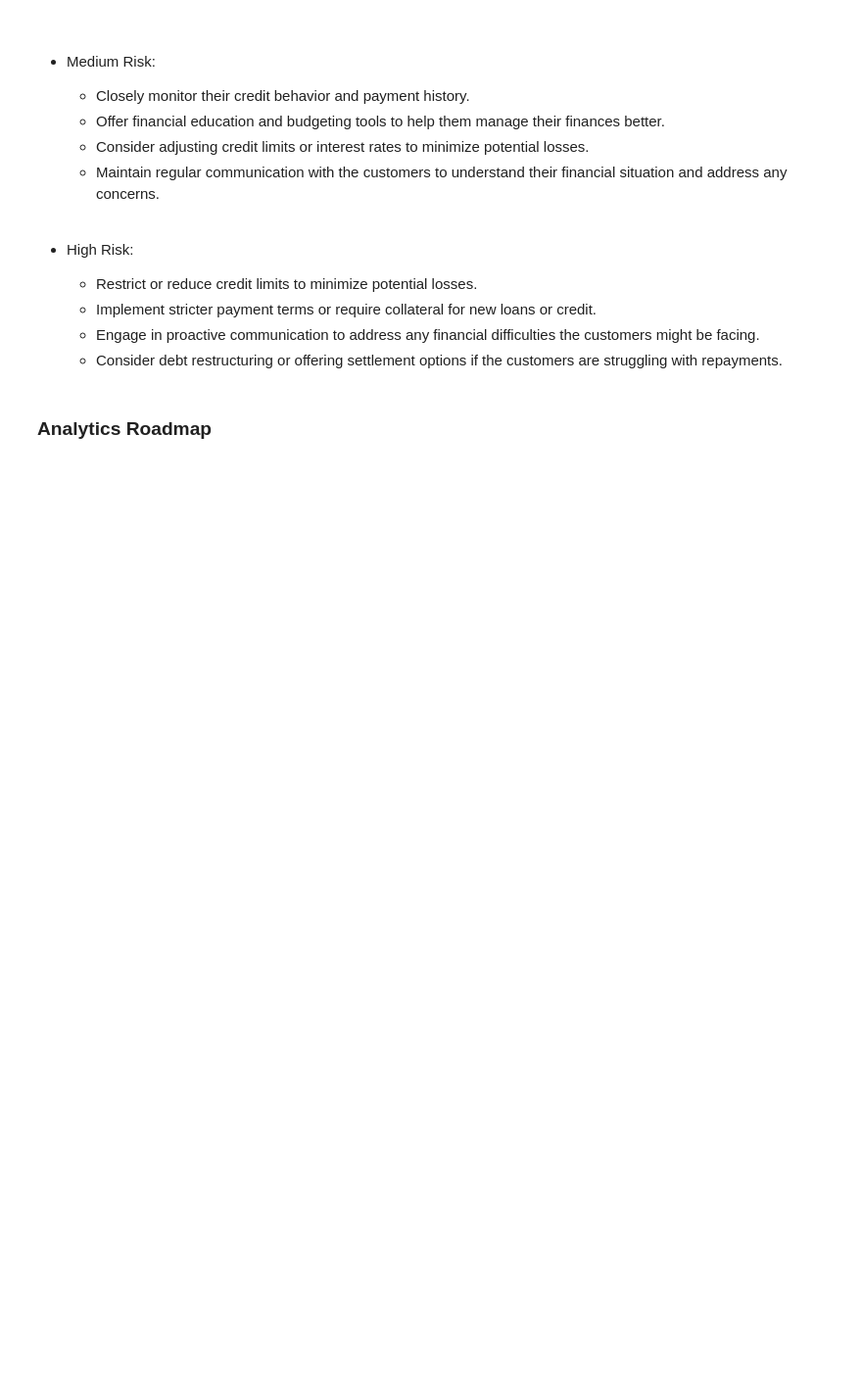
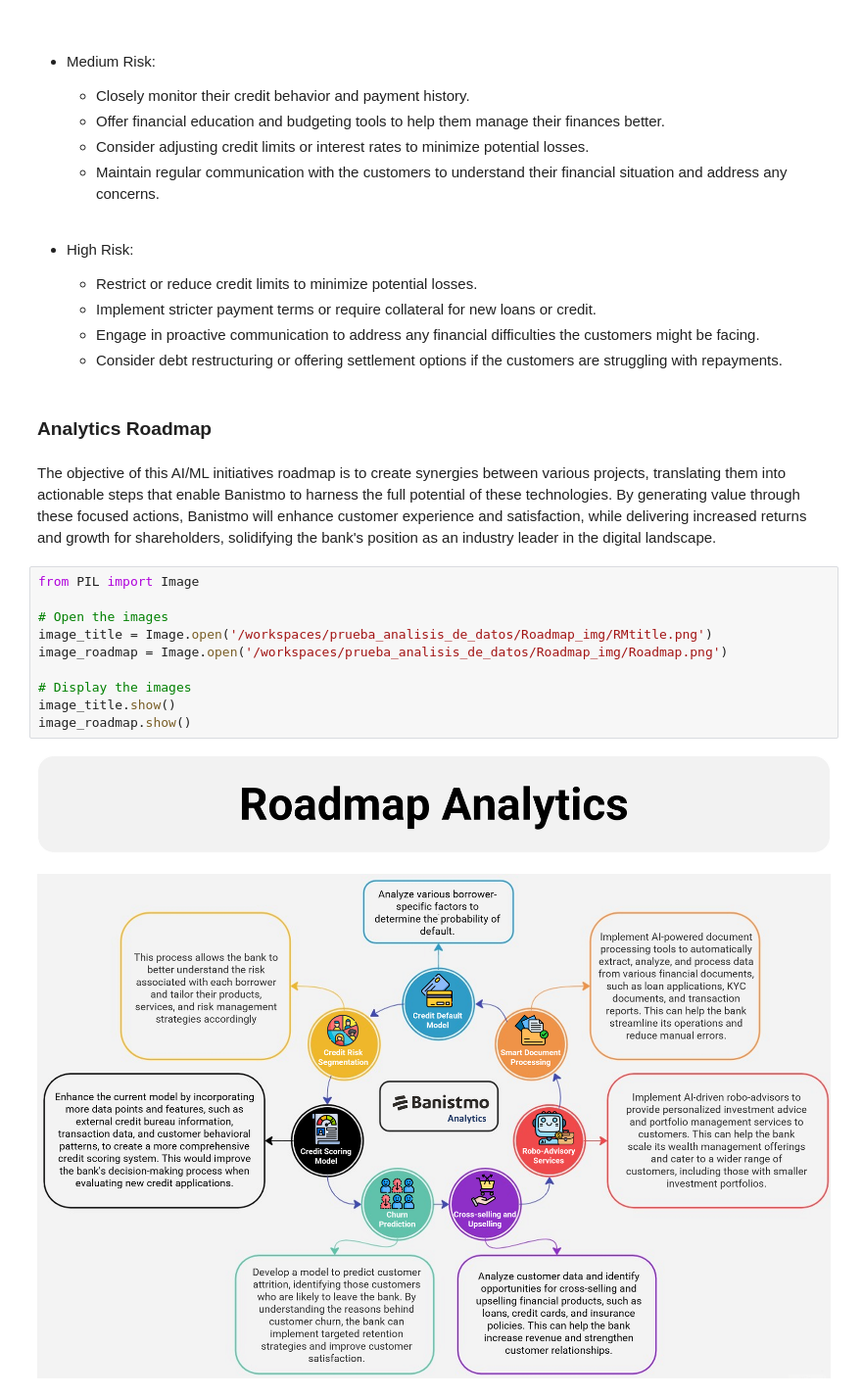
Before and after one commit to bavg22/prueba_analisis_de_datos, a Jupyter notebook: DSTest.ipynb, the cells around one changed output. Shown at 98% size. Saved outputs shown, nothing was run; the diff lists cells and outputs as text; blank space fills up the shorter version.

Commit message:
Roadmap update and format

```diff
--- a/DSTest.ipynb
+++ b/DSTest.ipynb
@@ -473,3 +473,18 @@ plt.show()
     - Consider debt restructuring or offering settlement options if the customers are struggling with repayments.
 # %% [markdown]
 ### Analytics Roadmap
+# %% [markdown]
+The objective of this AI/ML initiatives roadmap is to create synergies between various projects, translating them into actionable steps that enable Banistmo to harness the full potential of these technologies. By generating value through these focused actions, Banistmo will enhance customer experience and satisfaction, while delivering increased returns and growth for shareholders, solidifying the bank's position as an industry leader in the digital landscape.
+# %%
+from PIL import Image
+
+# Open the images
+image_title = Image.open('/workspaces/prueba_analisis_de_datos/Roadmap_img/RMtitle.png')
+image_roadmap = Image.open('/workspaces/prueba_analisis_de_datos/Roadmap_img/Roadmap.png')
+
+# Display the images
+image_title.show()
+image_roadmap.show()
+# %% [output]
+[figure, added]
+[figure, added]
```
Also changed, not shown: parts of 1 cell of this notebook, 2 other files.
